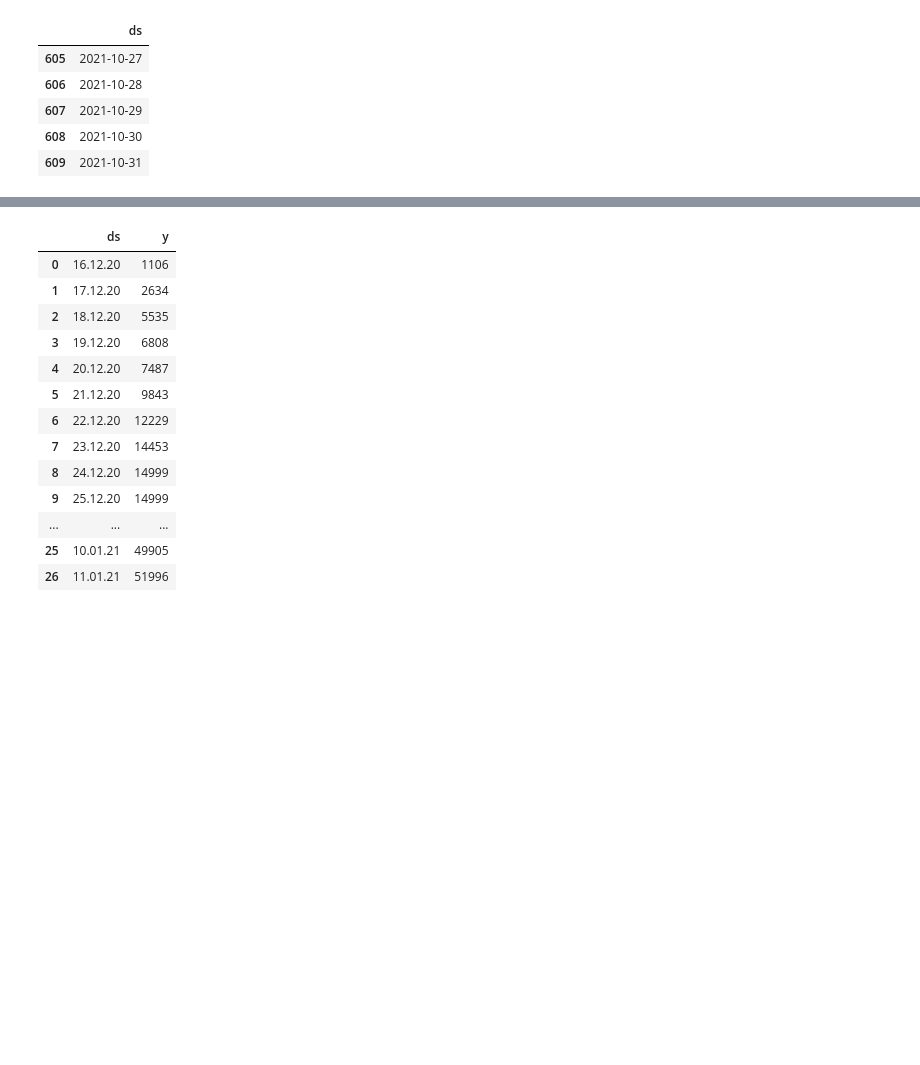
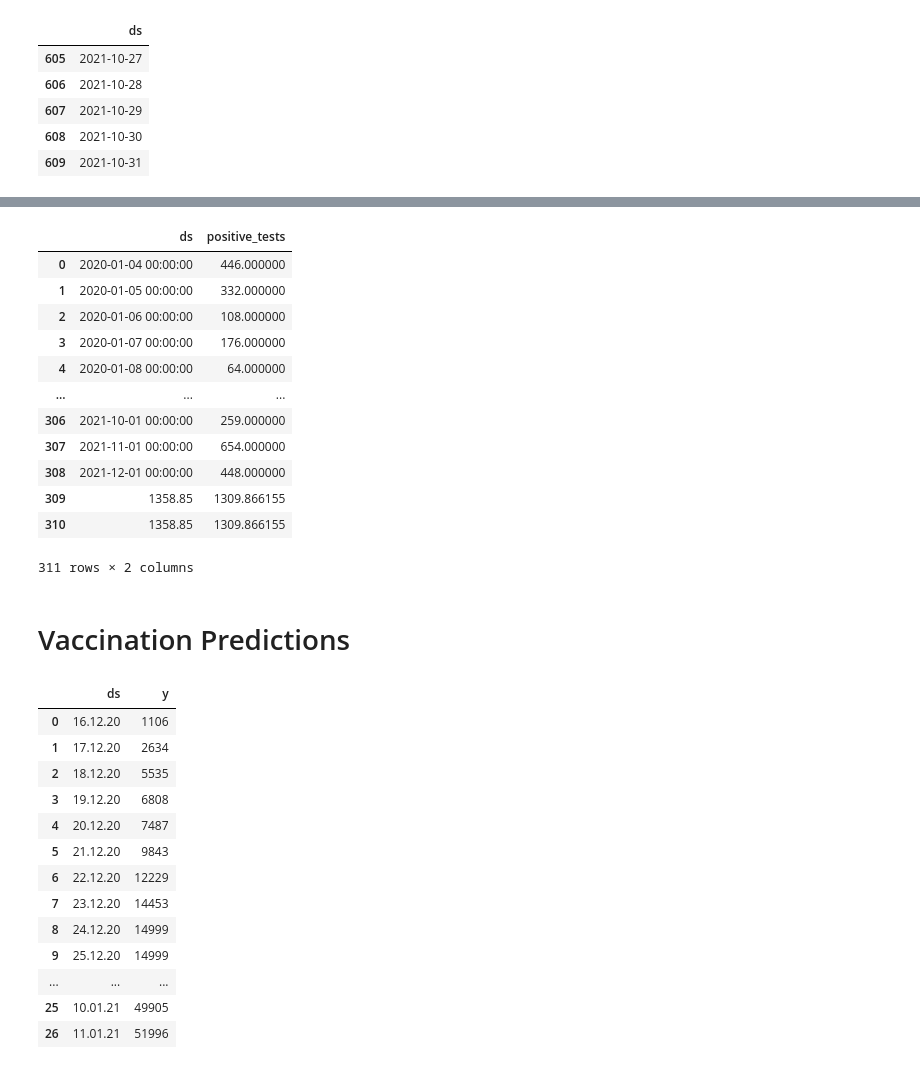
Before and after one commit to MauriceBurg/covid19_projections, a Jupyter notebook: SEIR Simulator.ipynb, the cells around one changed output, grey strips where cells are left out. Saved outputs shown, nothing was run; the diff lists cells and outputs as text; code cells hidden in the pictures; blank space fills up the shorter version.

```diff
--- a/SEIR Simulator.ipynb
+++ b/SEIR Simulator.ipynb
@@ -179,0 +210,4 @@ df_new_data = df_new_data.drop(columns = ['count_x','count_y'])
+# %%
+# create linear model
+LR = LinearRegression()
+LR.fit(X_train.values.reshape(-1,1), y_train.values)
@@ -179,0 +246,19 @@ df_new_data = df_new_data.drop(columns = ['count_x','count_y'])
+# %%
+# use this model to predict for all dates
+full_prediction = LR.predict(df_new_data.positive_tests.values.reshape(-1,1))
+df_new_data = df_new_data.append(dict(zip(df_new_data.columns, full_prediction)), ignore_index=True)
+df_new_data
+# %% [output]
+|  | ds | positive_tests |
+| 0 | 2020-01-04 00:00:00 | 446.000000 |
+| 1 | 2020-01-05 00:00:00 | 332.000000 |
+| 2 | 2020-01-06 00:00:00 | 108.000000 |
+| 3 | 2020-01-07 00:00:00 | 176.000000 |
+| 4 | 2020-01-08 00:00:00 | 64.000000 |
+| ... | ... | ... |
+| 306 | 2021-10-01 00:00:00 | 259.000000 |
+| 307 | 2021-11-01 00:00:00 | 654.000000 |
+| 308 | 2021-12-01 00:00:00 | 448.000000 |
+| 309 | 1358.85 | 1309.866155 |
+| 310 | 1358.85 | 1309.866155 |
+311 rows × 2 columns
@@ -180,3 +267,5 @@ df_new_data = df_new_data.drop(columns = ['count_x','count_y'])
+# %% [markdown]
+# Vaccination Predictions
 # %%
 df_vaccines = pd.read_csv('Prof.csv')
 df_vaccines.columns = ['ds', 'y']
```
Also changed, not shown: parts of 25 cells of this notebook.
